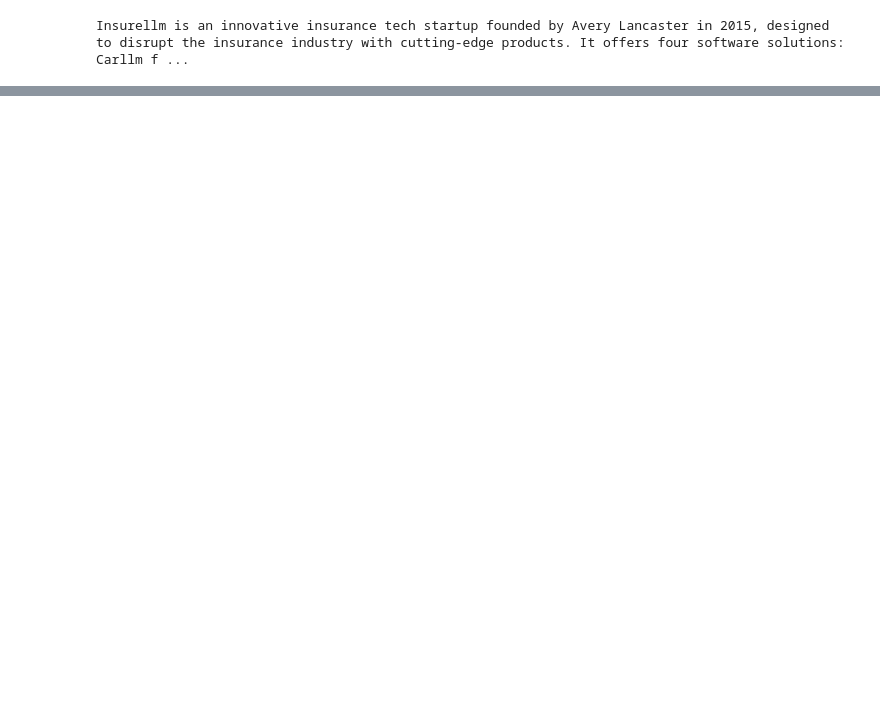
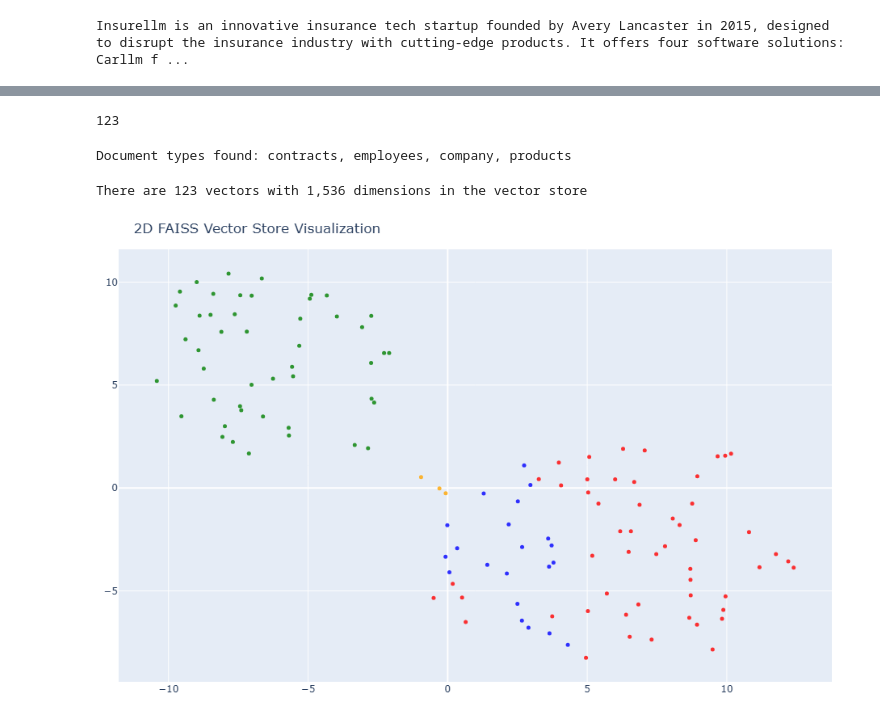
Before and after one commit to adityasolanki205/LLM_Engineering_Learning, a Jupyter notebook: Week5_day4.ipynb, the cells around one changed output, grey strips where cells are left out. Saved outputs shown, nothing was run; the diff lists cells and outputs as text; code cells hidden in the pictures; blank space fills up the shorter version.

```diff
--- a/Week5_day4.ipynb
+++ b/Week5_day4.ipynb
@@ -185,0 +248,76 @@ view = gr.ChatInterface(chat, type="messages").launch(inbrowser=True)
+# %%
+len(chunks)
+# %% [output]
+123
+# %%
+doc_types = set(chunk.metadata['doc_type'] for chunk in chunks)
+print(f"Document types found: {', '.join(doc_types)}")
+# %% [output]
+Document types found: contracts, employees, company, products
+# %%
+# Put the chunks of data into a Vector Store that associates a Vector Embedding with each chunk
+# Chroma is a popular open source Vector Database based on SQLLite
+
+embeddings = OpenAIEmbeddings()
+
+# Create vectorstore
+
+# BEFORE
+# vectorstore = Chroma.from_documents(documents=chunks, embedding=embeddings, persist_directory=db_name)
+
+# AFTER
+vectorstore = FAISS.from_documents(chunks, embedding=embeddings)
+
+total_vectors = vectorstore.index.ntotal
+dimensions = vectorstore.index.d
+
+print(f"There are {total_vectors} vectors with {dimensions:,} dimensions in the vector store")
+# %% [output]
+There are 123 vectors with 1,536 dimensions in the vector store
+# %%
+# Prework
+vectors = []
+documents = []
+doc_types = []
+colors = []
+color_map = {'products':'blue', 'employees':'green', 'contracts':'red', 'company':'orange'}
+
+for i in range(total_vectors):
+    vectors.append(vectorstore.index.reconstruct(i))
+    doc_id = vectorstore.index_to_docstore_id[i]
+    document = vectorstore.docstore.search(doc_id)
+    documents.append(document.page_content)
+    doc_type = document.metadata['doc_type']
+    doc_types.append(doc_type)
+    colors.append(color_map[doc_type])
+
+vectors = np.array(vectors)
+# %%
+# We humans find it easier to visalize things in 2D!
+# Reduce the dimensionality of the vectors to 2D using t-SNE
+# (t-distributed stochastic neighbor embedding)
+
+tsne = TSNE(n_components=2, random_state=42)
+reduced_vectors = tsne.fit_transform(vectors)
+
+# Create the 2D scatter plot
+fig = go.Figure(data=[go.Scatter(
+    x=reduced_vectors[:, 0],
+    y=reduced_vectors[:, 1],
+    mode='markers',
+    marker=dict(size=5, color=colors, opacity=0.8),
+    text=[f"Type: {t}<br>Text: {d[:100]}..." for t, d in zip(doc_types, documents)],
+    hoverinfo='text'
+)])
+
+fig.update_layout(
+    title='2D FAISS Vector Store Visualization',
+    scene=dict(xaxis_title='x',yaxis_title='y'),
+    width=800,
+    height=600,
+    margin=dict(r=20, b=10, l=10, t=40)
+)
+
+fig.show()
+# %% [output]
+[figure, added]
```
Also changed, not shown: parts of 15 cells of this notebook, 6 other files.
